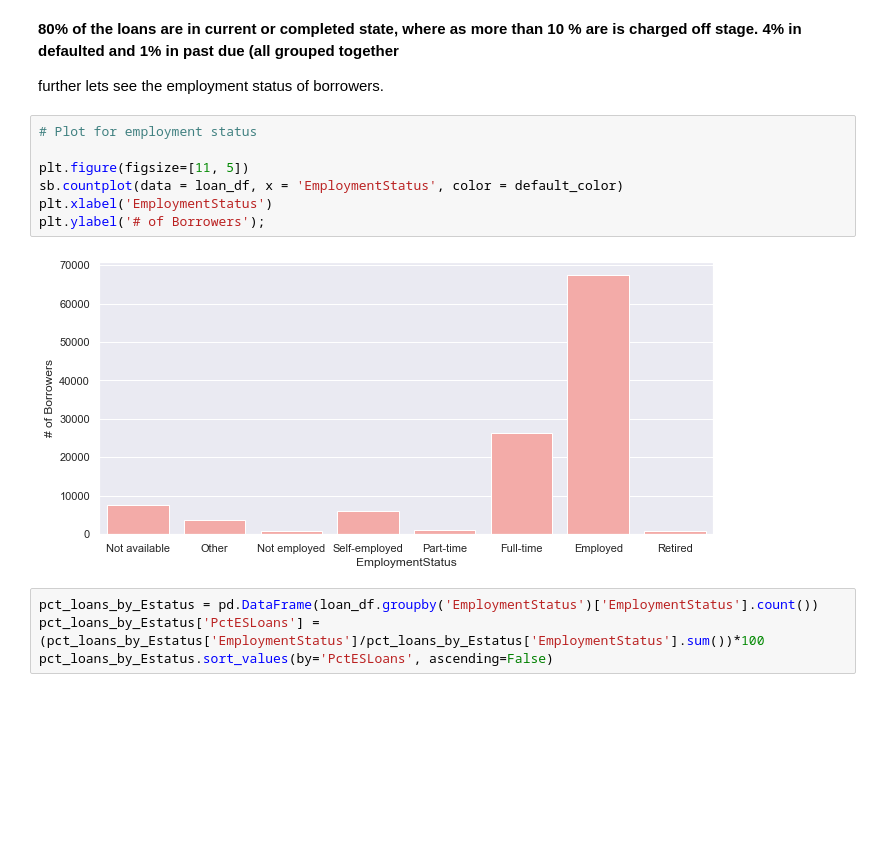
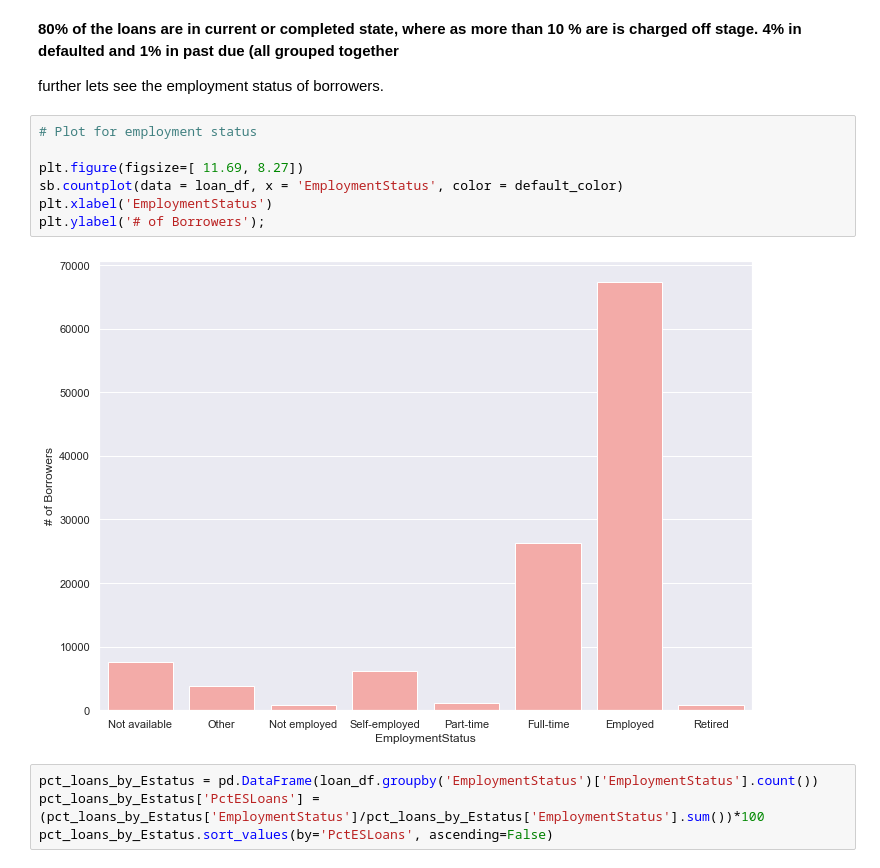
Before and after one commit to PRATIKSHABOTHARA/Prospers-Loan-data, a Jupyter notebook: Myproject.ipynb, the cells around one changed output. Drawn from its saved outputs; the diff is of its cells as text; blank space fills up the shorter version.

```diff
--- a/Myproject.ipynb
+++ b/Myproject.ipynb
@@ -171,12 +173,12 @@ further lets see the employment status of borrowers.
 # %%
 # Plot for employment status
 
-plt.figure(figsize=[11, 5])
+plt.figure(figsize=[ 11.69, 8.27])
 sb.countplot(data = loan_df, x = 'EmploymentStatus', color = default_color)
 plt.xlabel('EmploymentStatus')
 plt.ylabel('# of Borrowers');
 # %% [output]
-[figure, old version]
+[figure, new version]
 # %%
 pct_loans_by_Estatus = pd.DataFrame(loan_df.groupby('EmploymentStatus')['EmploymentStatus'].count())
 pct_loans_by_Estatus['PctESLoans'] = (pct_loans_by_Estatus['EmploymentStatus']/pct_loans_by_Estatus['EmploymentStatus'].sum())*100
```
Also changed, not shown: parts of 11 cells of this notebook, 3 other files.
